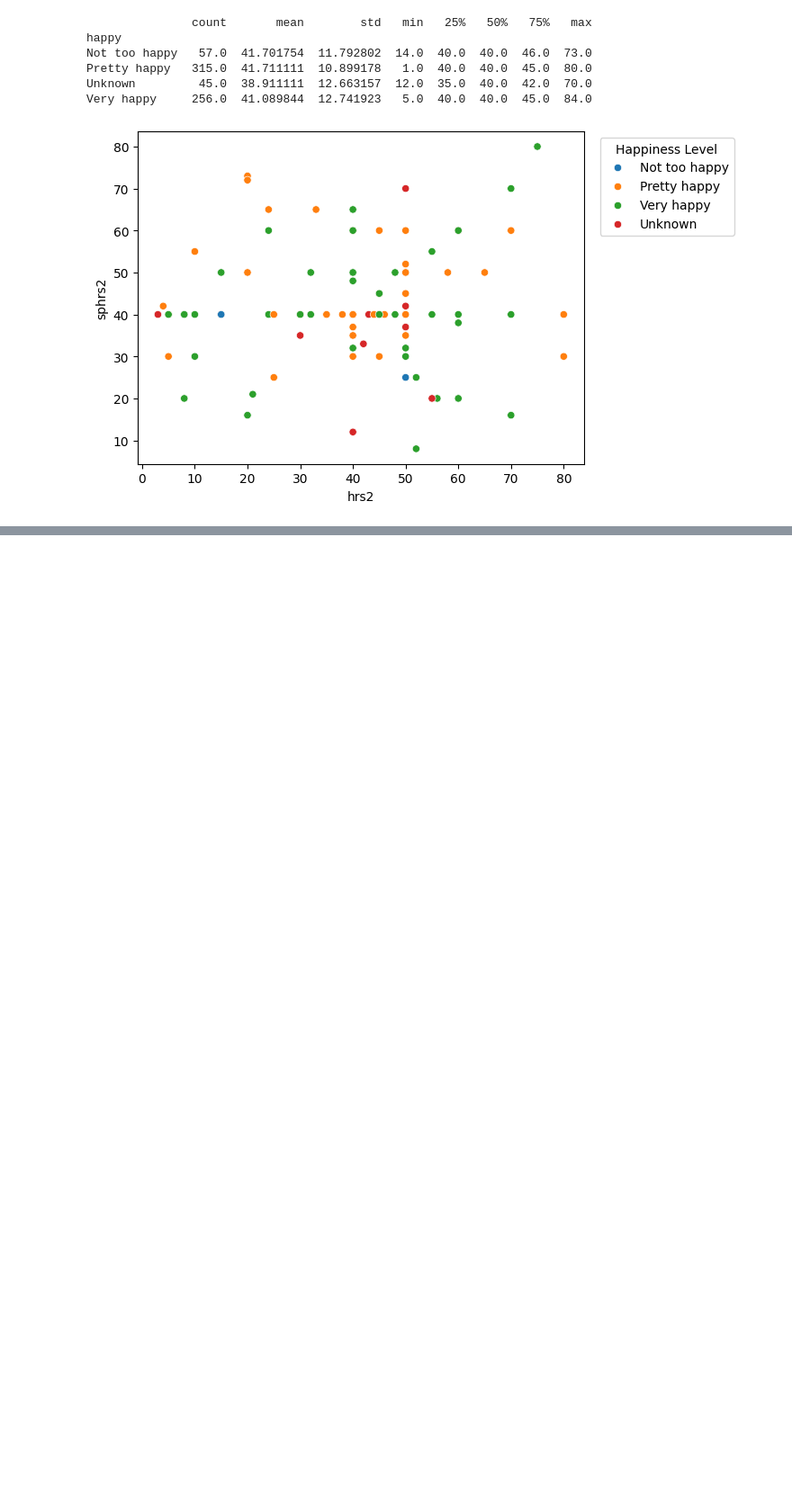
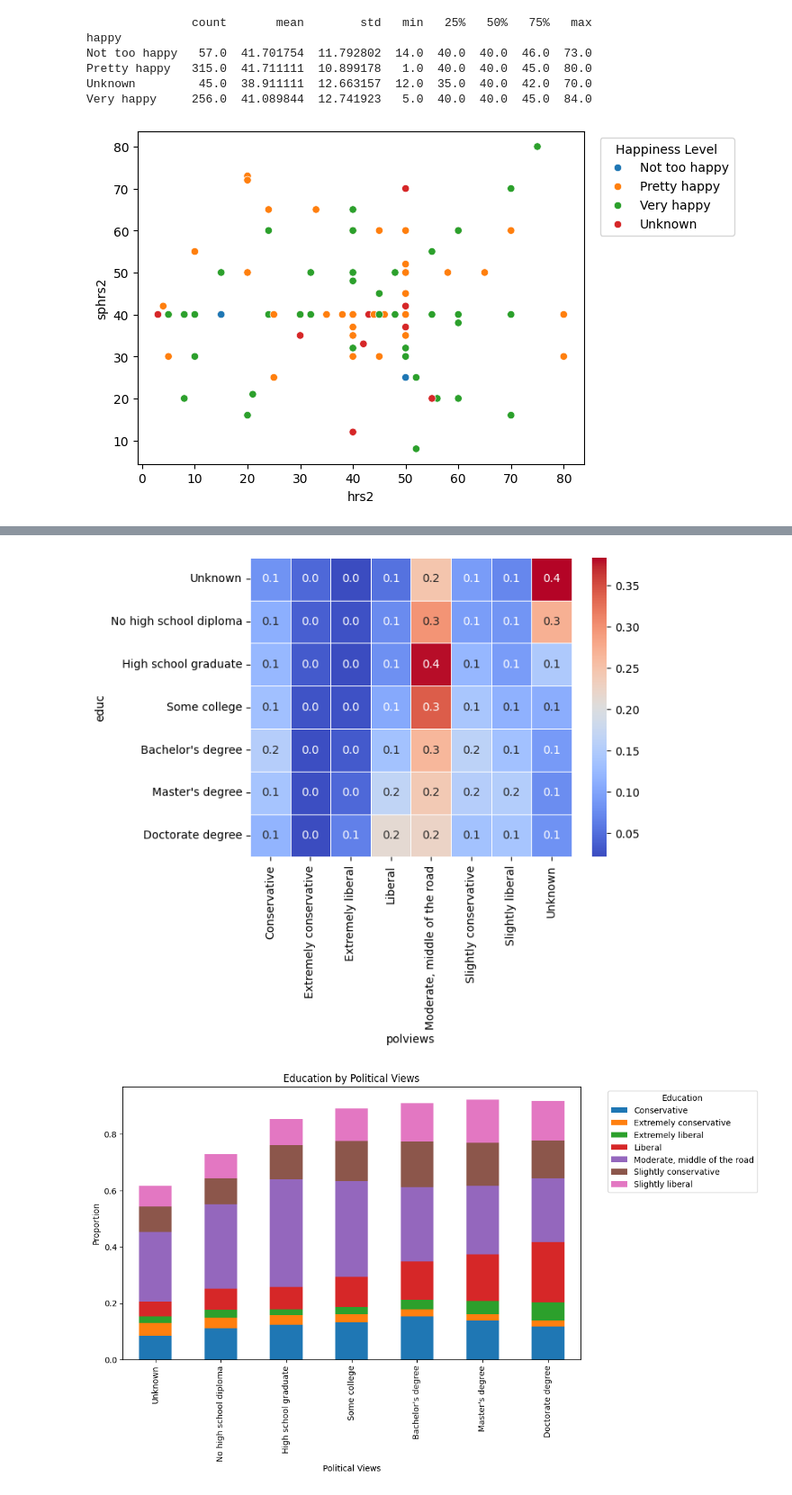
Before and after one commit to ashleynguyen04/EDA, a Jupyter notebook: lab/gss.ipynb, the cells around one changed output, grey strips where cells are left out. Shown at 90% size. Drawn from its saved outputs; the diff is of its cells as text; code cells hidden in the pictures; blank space fills up the shorter version.

```diff
--- a/lab/gss.ipynb
+++ b/lab/gss.ipynb
@@ -219,0 +238,17 @@ plt.show()
+# %%
+#educ vs polviews
+cross_tab3 = pd.crosstab(df['educ'], df['polviews'], normalize='index')
+edu_order = ['Unknown','No high school diploma','High school graduate','Some college','Bachelor\'s degree','Master\'s degree','Doctorate degree']
+cross_tab3 = cross_tab3.reindex(edu_order)
+sns.heatmap(cross_tab3, annot=True, cmap="coolwarm", fmt=".1f", linewidths=0.5)
+if 'Unknown' in cross_tab3.columns: #remove unknowns from columns b/c was making graph disproportionate
+  cross_tab3 = cross_tab3.drop(columns=['Unknown'])
+cross_tab3.plot(kind='bar', stacked=True, figsize=(10,6))
+plt.title("Education by Political Views")
+plt.xlabel("Political Views")
+plt.ylabel("Proportion")
+plt.legend(title="Education", bbox_to_anchor=(1.05, 1), loc='upper left')
+plt.show()
+# %% [output]
+[figure, added]
+[figure, added]
```
Also changed, not shown: parts of 4 cells of this notebook.
